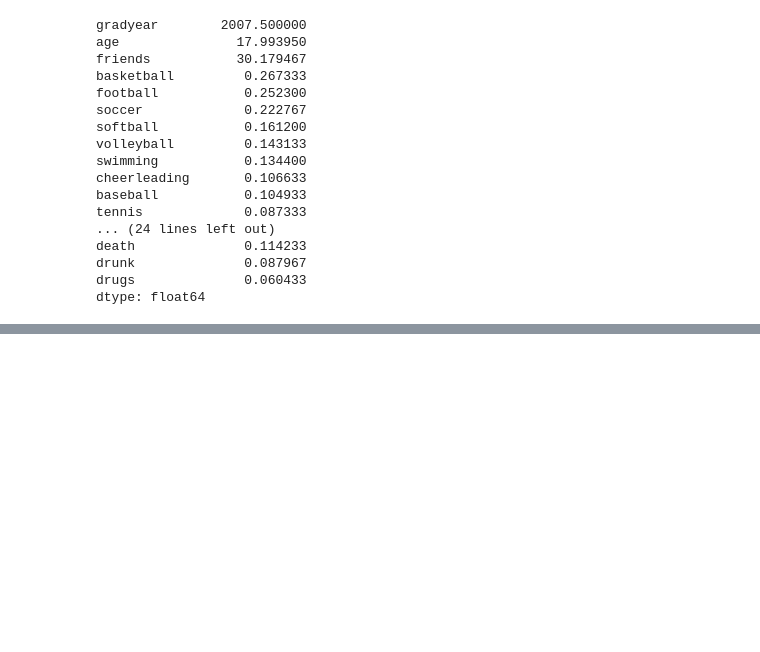
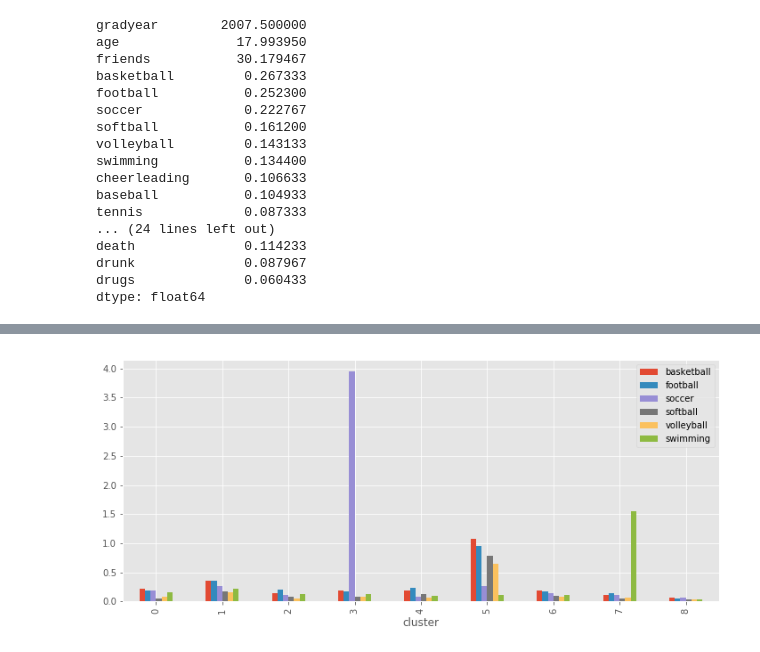
Before and after one commit to Kapitonov/dm_1, a Jupyter notebook: hw1-kapitonov.ipynb, the cells around one changed output, grey strips where cells are left out. Saved outputs shown, nothing was run; the diff lists cells and outputs as text; code cells hidden in the pictures; blank space fills up the shorter version.

```diff
--- a/hw1-kapitonov.ipynb
+++ b/hw1-kapitonov.ipynb
@@ -449,16 +449,19 @@ class Kmeans(BaseEstimator, ClusterMixin):
 
         ## Your Code Here
 
-        self.centroids = np.random.rand(self.k, X.shape[1])
+        self.centroids = X[np.random.choice(X.shape[0], self.k)]
 
         temp = np.empty((self.k, X.shape[1]))
-        eps = 1e-6
+        eps = 1e-6 / self.centroids.shape[1]
+
+
         for i in range(self.max_iter):
             self.labels = scd.cdist(X, self.centroids, metric = self.metric).argmin(1)
             for j in xrange(self.k):
                 b = self.labels == j
                 self.centroids[j] = X[b].sum(0) / b.shape[0]
-            if  (abs(self.centroids == temp)).all():
+            #if  (abs(self.centroids == temp)).all():
+            if  np.linalg.norm(self.centroids - temp, axis= 0).sum(0) < eps:
                 print i
                 break
             temp = np.copy(self.centroids)
@@ -598,0 +600,2 @@ dtype: float64
+# %%
+grouped= df_sns.groupby('cluster').mean()
@@ -598,0 +617,4 @@ dtype: float64
+# %%
+grouped.iloc[:, 4:10].plot.bar();
+# %% [output]
+[figure, added]
```
Also changed, not shown: parts of 9 cells of this notebook.
